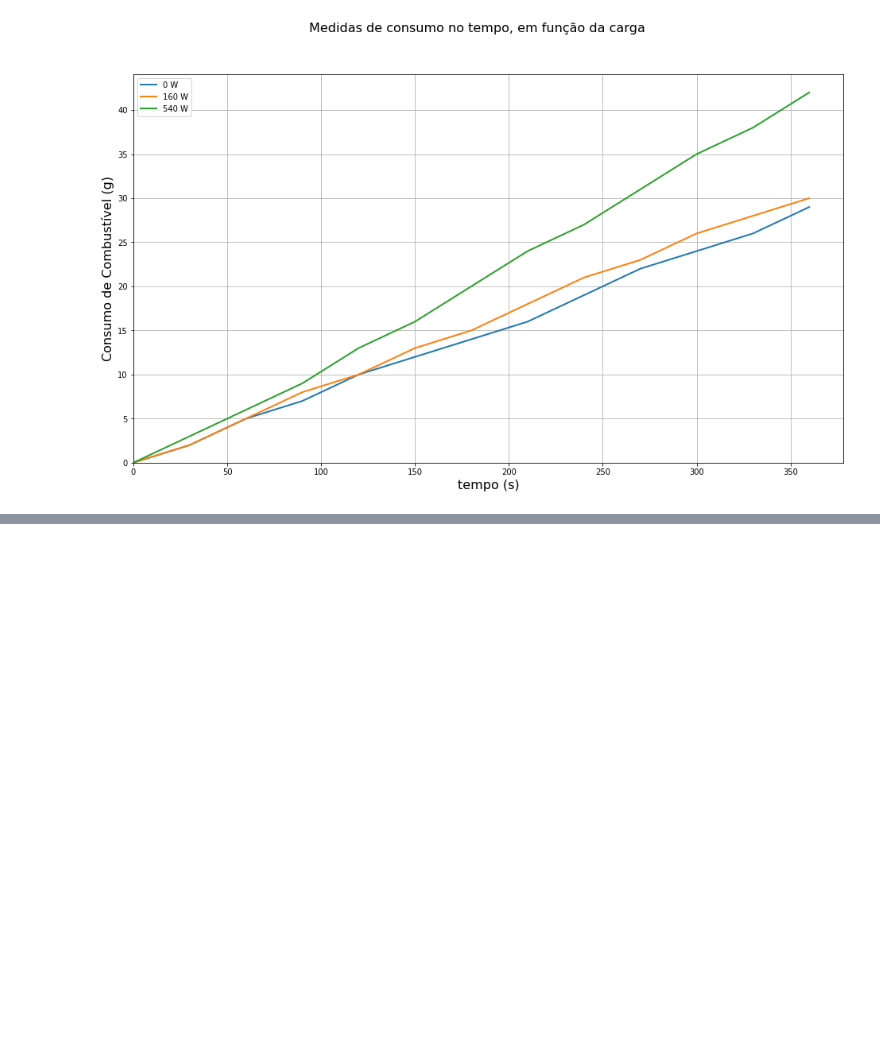
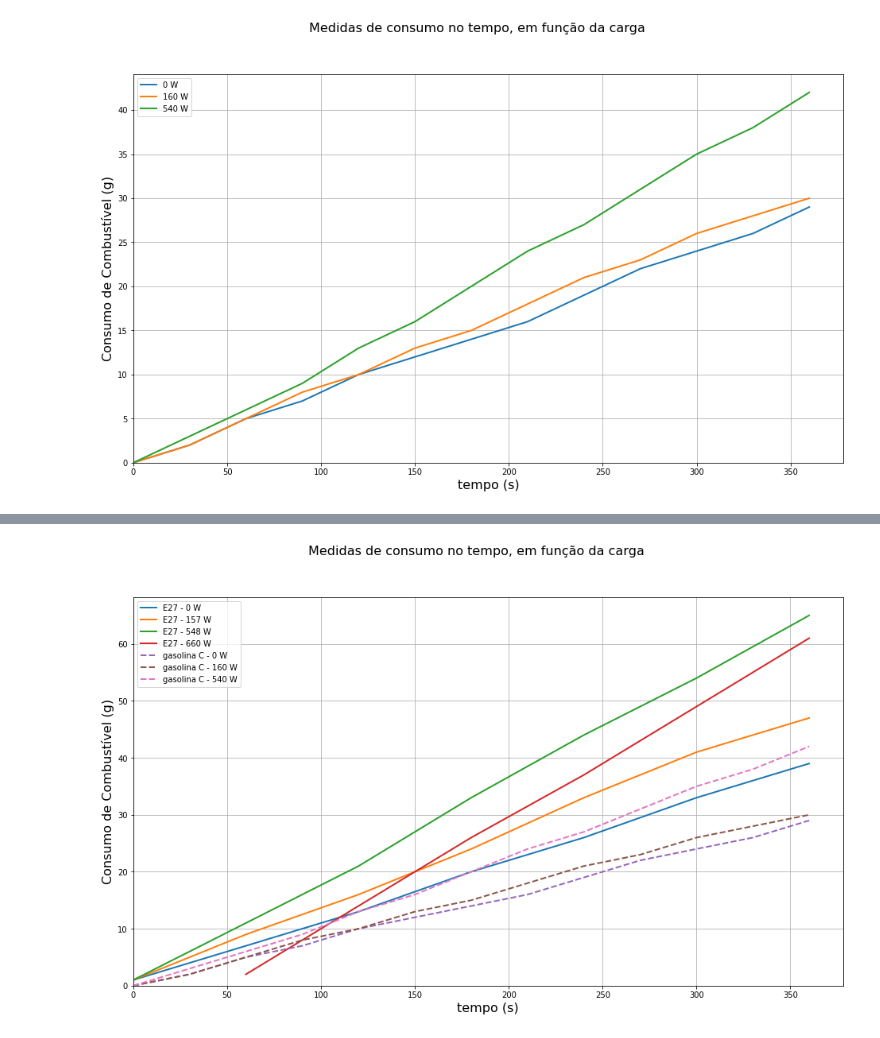
Before and after one commit to Esterci/Engenharia_Mecanica_UFJF, a Jupyter notebook: 13_periodo/motores/relatorio_consumo_gerador.ipynb, the cells around one changed output, grey strips where cells are left out. Cells and saved outputs as stored; diff of their text form; code cells hidden in the pictures; blank space fills up the shorter version.

```diff
--- a/13_periodo/motores/relatorio_consumo_gerador.ipynb
+++ b/13_periodo/motores/relatorio_consumo_gerador.ipynb
@@ -59,0 +64,4 @@ fig.savefig('Figures/Consumo.png', bbox_inches='tight')
+# %%
+df_ensaio_2 = pd.read_csv("ETANOL_Dados_do_Ensaio_do_Grupo_Gerador_G1300P.csv")
+
+df_ensaio_2.head()
@@ -59,0 +79,4 @@ fig.savefig('Figures/Consumo.png', bbox_inches='tight')
+# %%
+df_ensaio_2.massa_g *= -1
+
+df_ensaio_2.massa_g -= 4
@@ -59,0 +95,40 @@ fig.savefig('Figures/Consumo.png', bbox_inches='tight')
+# %%
+df_dict_2 = {}
+
+Pot_list_2 = ["0", "157", "548", "660"]
+
+for pot in Pot_list_2:
+
+    df_dict_2[pot] = df_ensaio_2[df_ensaio_2['Pot_W'] == float(pot)]
+
+
+fig = plt.figure(figsize=[16, 9])
+fig.suptitle('Medidas de consumo no tempo, em função da carga', fontsize=16)
+# Plotando 2D
+
+ax = fig.add_subplot(1, 1, 1)
+
+ax.set_ylabel('Consumo de Combustível (g)', fontsize=16)
+ax.set_xlabel('tempo (s)', fontsize=16)
+
+for key in df_dict_2:
+
+        df = df_dict_2[key]
+
+        ax.plot(df.tempo_s, df.massa_g, linewidth=2,label='E27 - {} W'.format(key))
+
+for key in df_dict:
+
+        df = df_dict[key]
+
+        ax.plot(df.tempo_s, df.massa_g, '--' ,linewidth=2,label='gasolina C - {} W'.format(key))
+
+ax.grid()
+ax.legend()
+ax.set_xlim(0)
+ax.set_ylim(0)
+
+plt.show()
+fig.savefig('Figures/Consumo_etanois.png', bbox_inches='tight')
+# %% [output]
+[figure, added]
```
Also changed, not shown: parts of 5 cells of this notebook, 41 other files.
